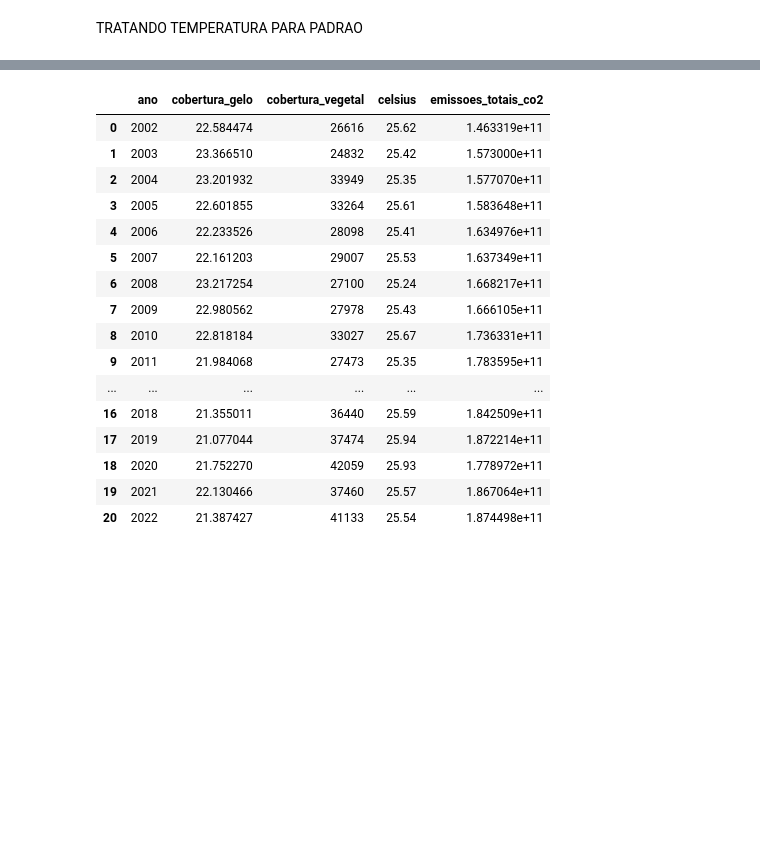
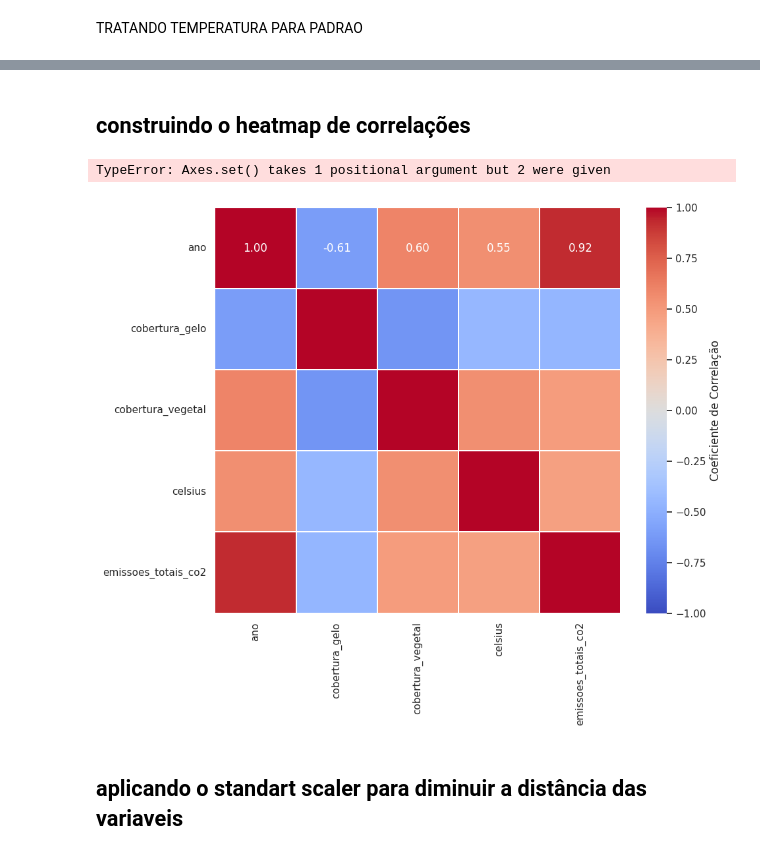
Before and after one commit to RafaelMoraesCruz/DASHBOARD_CENTRALIZADO_PARA_ANALISE_DA_TEMPERATURA_GLOBAL, a Jupyter notebook: notebooks/estudogeral.ipynb, the cells around one changed output, grey strips where cells are left out. Drawn from its saved outputs; the diff is of its cells as text; code cells hidden in the pictures; blank space fills up the shorter version.

```diff
--- a/notebooks/estudogeral.ipynb
+++ b/notebooks/estudogeral.ipynb
@@ -41,22 +53,35 @@ emissao_co2
 df1 = pd.merge(cobertura_gelo, desmatamento, how="inner", on="ano")
 df2 = pd.merge(temperatura, emissao_co2, how="inner", on="ano")
 df = pd.merge(df1, df2, how="inner", on="ano")
-df
+df.to_excel("../data/visao_geral_atributos_juntos.xlsx", index=False)
-# %% [output]
-|  | ano | cobertura_gelo | cobertura_vegetal | celsius | emissoes_totais_co2 |
-| 0 | 2002 | 22.584474 | 26616 | 25.62 | 1.463319e+11 |
-| 1 | 2003 | 23.366510 | 24832 | 25.42 | 1.573000e+11 |
-| 2 | 2004 | 23.201932 | 33949 | 25.35 | 1.577070e+11 |
-| 3 | 2005 | 22.601855 | 33264 | 25.61 | 1.583648e+11 |
-| 4 | 2006 | 22.233526 | 28098 | 25.41 | 1.634976e+11 |
-| 5 | 2007 | 22.161203 | 29007 | 25.53 | 1.637349e+11 |
-| 6 | 2008 | 23.217254 | 27100 | 25.24 | 1.668217e+11 |
-| 7 | 2009 | 22.980562 | 27978 | 25.43 | 1.666105e+11 |
-| 8 | 2010 | 22.818184 | 33027 | 25.67 | 1.736331e+11 |
-| 9 | 2011 | 21.984068 | 27473 | 25.35 | 1.783595e+11 |
-| ... | ... | ... | ... | ... | ... |
-| 16 | 2018 | 21.355011 | 36440 | 25.59 | 1.842509e+11 |
-| 17 | 2019 | 21.077044 | 37474 | 25.94 | 1.872214e+11 |
-| 18 | 2020 | 21.752270 | 42059 | 25.93 | 1.778972e+11 |
-| 19 | 2021 | 22.130466 | 37460 | 25.57 | 1.867064e+11 |
-| 20 | 2022 | 21.387427 | 41133 | 25.54 | 1.874498e+11 |
+# %% [markdown]
+## construindo o heatmap de correlações
+# %%
+import seaborn as sns
+import matplotlib.pyplot as plt
+cmap = sns.diverging_palette(
+    h_neg=240,
+    h_pos=10,
+    s=100,
+    as_cmap=True,
+)
+
+# Criar a heatmap com números
+plt.figure(figsize=(10, 8))  # Tamanho da figura
+heatmap = sns.heatmap(df.corr(), fmt=".2f", cmap='coolwarm',
+    center=0,
+    vmin=-1,
+    vmax=1,
+    square=True,
+    linewidths=0.01,
+    annot=True,
+    cbar_kws={'label': 'Coeficiente de Correlação'})
+heatmap.title("Correlação entre atributos")
+
+plt.title("Correlação entre os atributos")
+plt.show()
+# %% [output]
+TypeError: Axes.set() takes 1 positional argument but 2 were given
+[figure, added]
+# %% [markdown]
+## aplicando o standart scaler para diminuir a distância das variaveis
```
Also changed, not shown: parts of 2 cells of this notebook, 14 other files.
